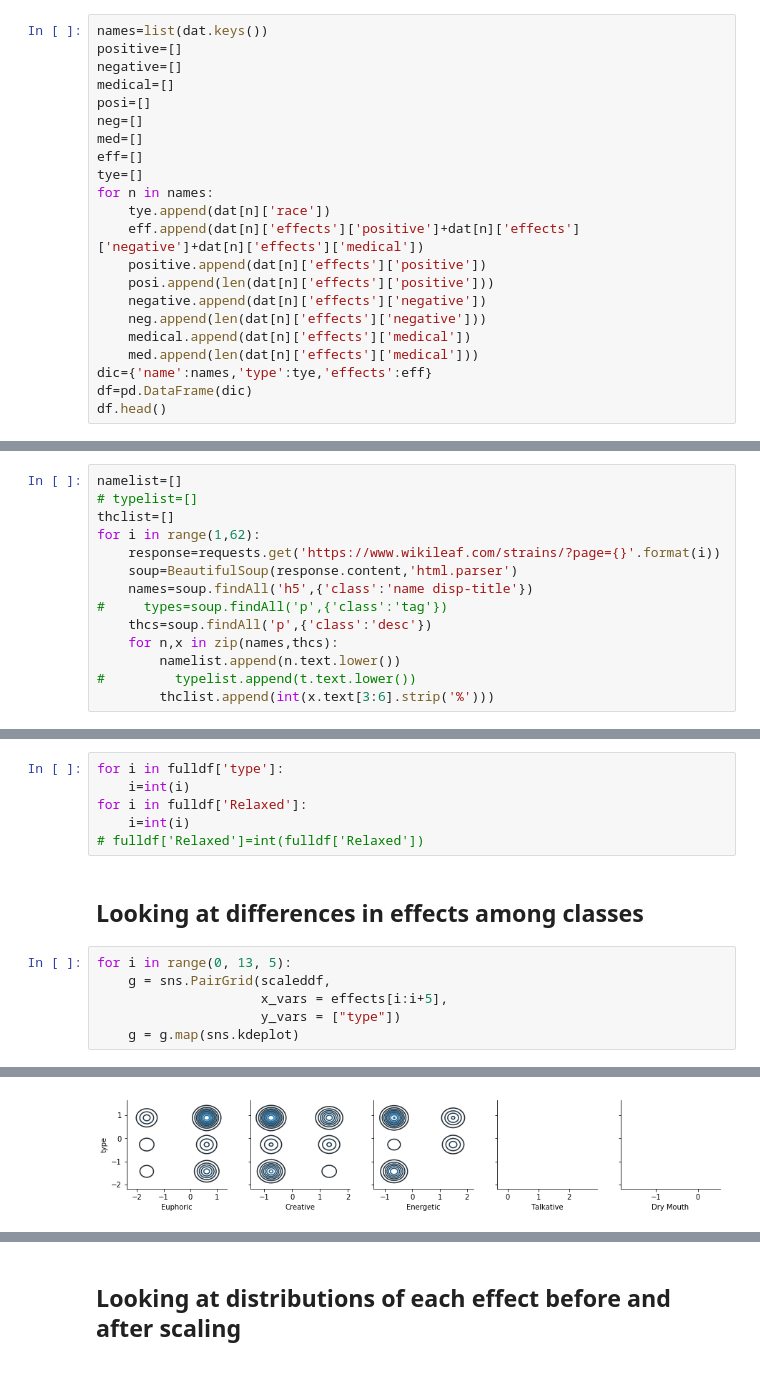
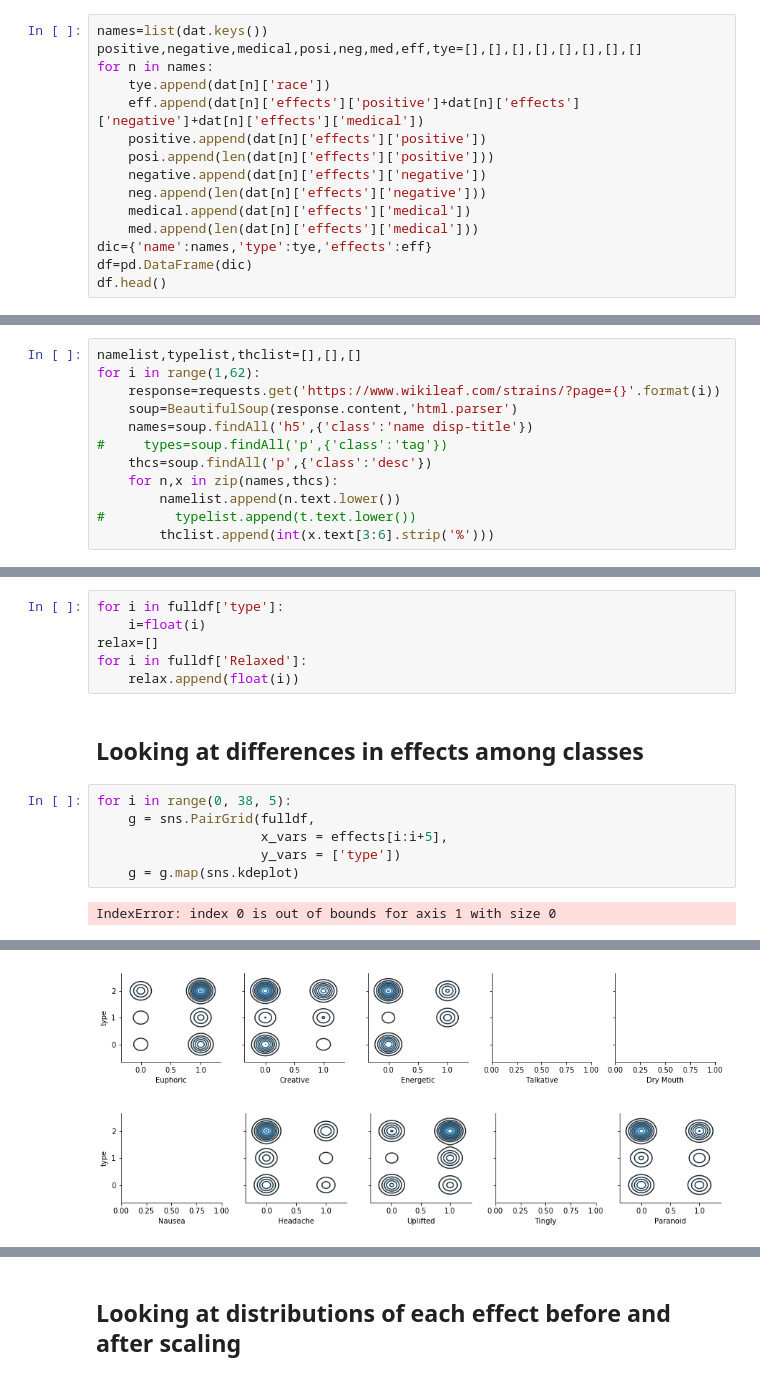
Before and after one commit to mackenziemitchell6/CannabiClass, a Jupyter notebook: FullCannabiClass.ipynb, the cells around one changed output, grey strips where cells are left out. Drawn from its saved outputs; the diff is of its cells as text.

```diff
--- a/FullCannabiClass.ipynb
+++ b/FullCannabiClass.ipynb
@@ -34,14 +90,7 @@ dat=response.json()
 ## Creating Effects & Types DataFrame
 # %%
 names=list(dat.keys())
-positive=[]
-negative=[]
-medical=[]
-posi=[]
-neg=[]
-med=[]
-eff=[]
-tye=[]
+positive,negative,medical,posi,neg,med,eff,tye=[],[],[],[],[],[],[],[]
 for n in names:
     tye.append(dat[n]['race'])
     eff.append(dat[n]['effects']['positive']+dat[n]['effects']['negative']+dat[n]['effects']['medical'])
@@ -106,7 +155,5 @@ df.head()
 # %%
-namelist=[]
-# typelist=[]
-thclist=[]
+namelist,typelist,thclist=[],[],[]
 for i in range(1,62):
     response=requests.get('https://www.wikileaf.com/strains/?page={}'.format(i))
     soup=BeautifulSoup(response.content,'html.parser')
@@ -204,16 +236,17 @@ scaleddf.head()
 ## Converting types
 # %%
 for i in fulldf['type']:
-    i=int(i)
+    i=float(i)
+relax=[]
 for i in fulldf['Relaxed']:
-    i=int(i)
-# fulldf['Relaxed']=int(fulldf['Relaxed'])
+    relax.append(float(i))
 # %% [markdown]
 ## Looking at differences in effects among classes
 # %%
-for i in range(0, 13, 5):
-    g = sns.PairGrid(scaleddf,
+for i in range(0, 38, 5):
+    g = sns.PairGrid(fulldf,
                      x_vars = effects[i:i+5],
-                     y_vars = ["type"])
+                     y_vars = ['type'])
     g = g.map(sns.kdeplot)
 # %% [output]
+IndexError: index 0 is out of bounds for axis 1 with size 0
@@ -222 +255,2 @@ for i in range(0, 13, 5):
-[figure, old version]
+[figure, new version]
+[figure, added]
```
Also changed, not shown: parts of 58 cells of this notebook.
